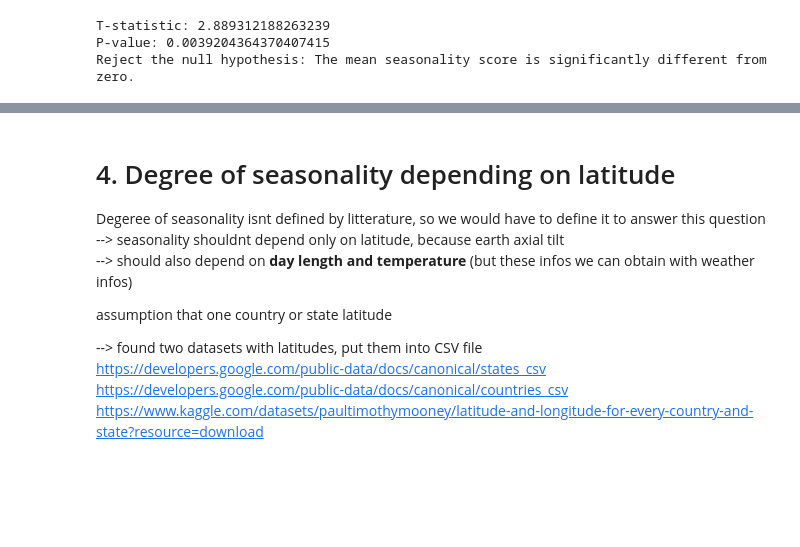
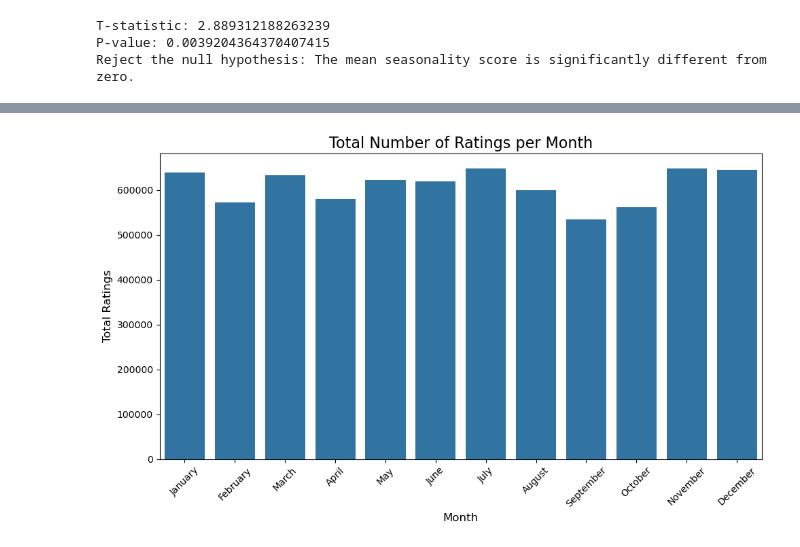
Before and after one commit to epfl-ada/ada-2024-project-leonardodatavinci, a Jupyter notebook: jeanne-notebook.ipynb, the cells around one changed output, grey strips where cells are left out. Cells and saved outputs as stored; diff of their text form; code cells hidden in the pictures; blank space fills up the shorter version.

Commit message:
Beer style seasonality and jeanneHelper

```diff
--- a/jeanne-notebook.ipynb
+++ b/jeanne-notebook.ipynb
@@ -9,3 +11,5 @@ np.random.seed(42)
 # %% [output]
 Intel MKL WARNING: Support of Intel(R) Streaming SIMD Extensions 4.2 (Intel(R) SSE4.2) enabled only processors has been deprecated. Intel oneAPI Math Kernel Library 2025.0 will require Intel(R) Advanc ...
 Intel MKL WARNING: Support of Intel(R) Streaming SIMD Extensions 4.2 (Intel(R) SSE4.2) enabled only processors has been deprecated. Intel oneAPI Math Kernel Library 2025.0 will require Intel(R) Advanc ...
+# %%
+helper = JeanneHelper()
@@ -165,6 +122,6 @@ def top_k_beer_styles(df, k=10, group_by='Month', season_months=None, specific_m
 # %%
 # Get top 10 styles per month
-top_styles_per_month = top_k_beer_styles(df=df_test, k=10, group_by='Month')
+top_styles_per_month = helper.top_k_beer_styles(df = df_test, k = 10, group_by = 'Month')
 
 # Define the seasons and their corresponding months
 seasons = {
@@ -201,7 +158,9 @@ for i, (season, months) in enumerate(seasons.items()):
             y='Style',
             x='rating_count',
             palette=style_colors,  # Use the consistent color palette
-            ax=ax
+            ax=ax,
+            hue='Style',
+            legend=False
         )
 
         # Set the title and labels
@@ -238,14 +185,21 @@ Passing `palette` without assigning `hue` is deprecated and will be removed in v
 [figure]
-# %% [markdown]
-# 4. Degree of seasonality depending on latitude
-
-Degeree of seasonality isnt defined by litterature, so we would have to define it to answer this question
---> seasonality shouldnt depend only on latitude, because earth axial tilt
---> should also depend on **day length and temperature** (but these infos we can obtain with weather infos)
-
-assumption that one country or state latitude
-
---> found two datasets with latitudes, put them into CSV file
-https://developers.google.com/public-data/docs/canonical/states_csv
-https://developers.google.com/public-data/docs/canonical/countries_csv
-https://www.kaggle.com/datasets/paultimothymooney/latitude-and-longitude-for-every-country-and-state?resource=download
+# %%
+# Aggregate the total number of ratings per month using the 'Month' column
+total_ratings_per_month = df_test.groupby('Month').size().reset_index(name='rating_count')
+
+# Sort by month to ensure it is in correct order
+total_ratings_per_month = total_ratings_per_month.sort_values(by='Month')
+
+# Plotting
+plt.figure(figsize=(10, 6))
+sns.barplot(data=total_ratings_per_month, x='Month', y='rating_count')
+
+# Customize the plot
+plt.title('Total Number of Ratings per Month', fontsize=16)
+plt.xlabel('Month', fontsize=12)
+plt.ylabel('Total Ratings', fontsize=12)
+plt.xticks(ticks=range(12), labels=[pd.to_datetime(f'2023-{month:02d}-01').strftime('%B') for month in range(1, 13)], rotation=45)
+plt.tight_layout()
+plt.show()
+# %% [output]
+[figure, added]
```
Also changed, not shown: parts of 19 cells of this notebook, 1 other file.
